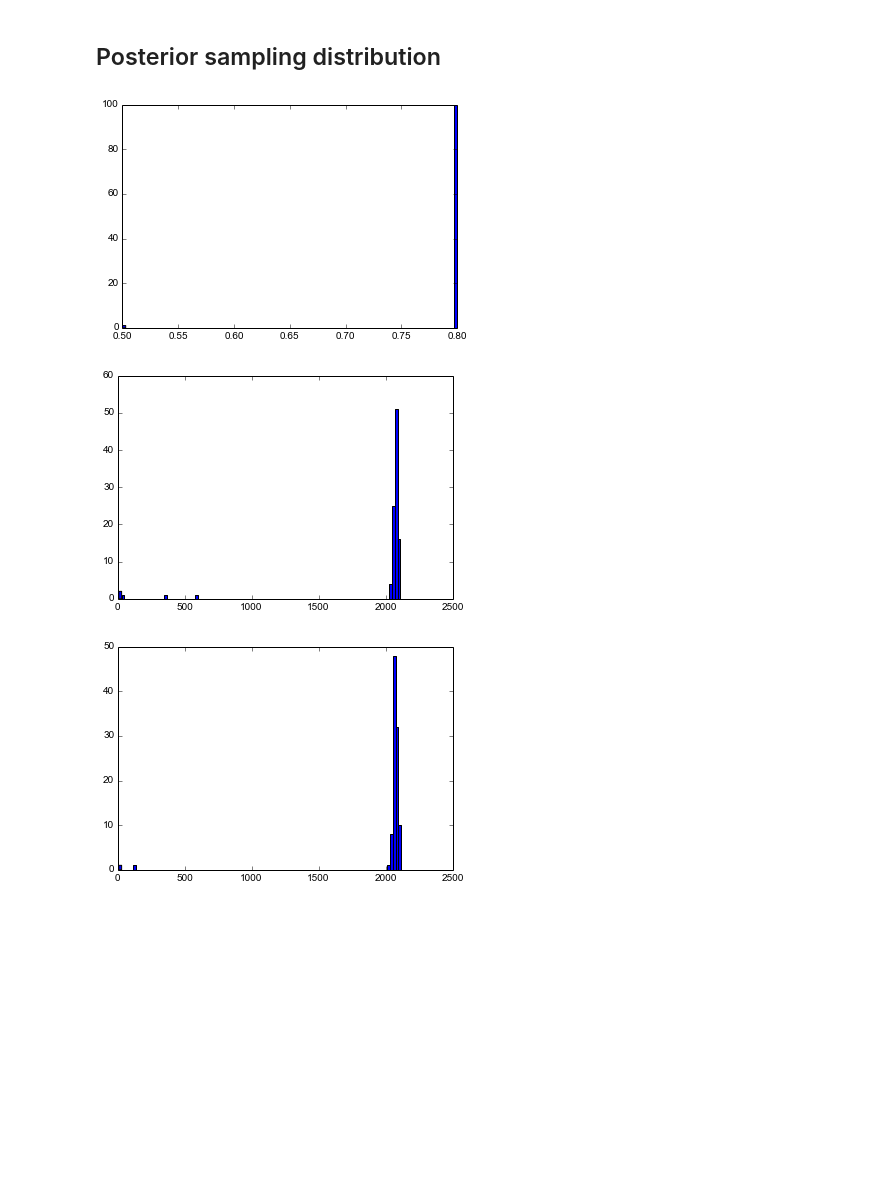
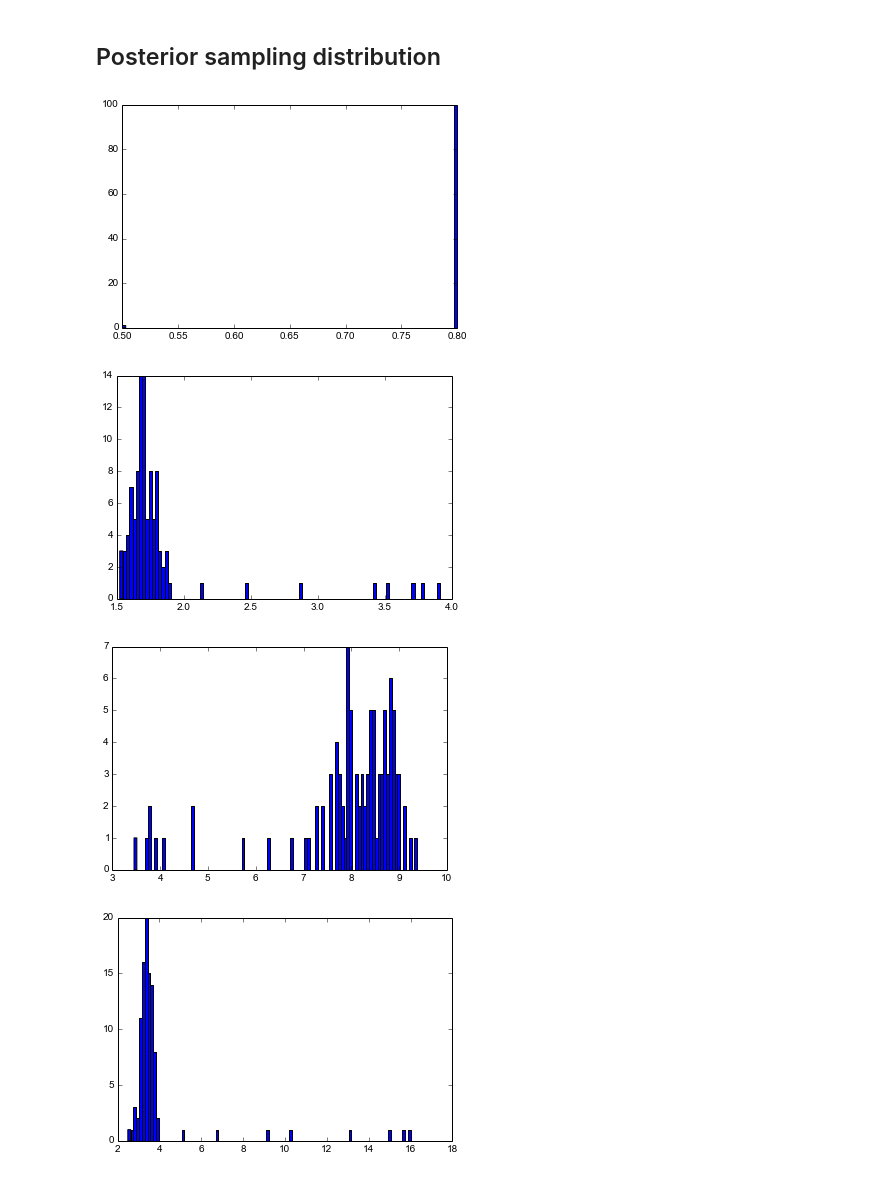
Before and after one commit to mobeets/AR-1-gibbs, a Jupyter notebook: Viterbi.ipynb, the cells around one changed output. Saved outputs shown, nothing was run; the diff lists cells and outputs as text; code cells hidden in the pictures; blank space fills up the shorter version.

```diff
--- a/Viterbi.ipynb
+++ b/Viterbi.ipynb
@@ -34,23 +34,25 @@ plt.show()
 ### Priors
 # %%
 # p ≈ Beta(ap, bp)
-p_prior = lambda p, ap=1.0, bp=1.0: (p**(ap-1))*((1-p)**(bp-1))
+ap0 = 1.0
+bp0 = 1.0
 
 # mu0, mu1 ~ N(m0, v0), N(m1, v1)
-# sq0, sq1 ~ IG(a0/2, b0/2)
-m0s = [np.mean(Y)]*2
-v0s = [np.var(Y)]*2
+# sq0, sq1 ~ IG(a0, b0)
+m0s = [0.0]*2
+v0s = [100.0]*2
 a0s = [1.0]*2
 b0s = [1.0]*2
 # %% [markdown]
 ### Conditionals
 # %%
-p_likeli = lambda pc, Sc: (pc**np.sum(Sc))*((1-pc)**len(Sc) - np.sum(Sc))
 def draw_p(Sc, pc):
     """
     P(pc | Y, Sc, ms, vs) = P(pc | Sc) ≈ P(Sc | pc)*P(pc)
     """
-    return p_likeli(pc, Sc)*p_prior(pc)
+    ap = ap0 + (1-Sc).sum()
+    bp = bp0 + Sc.sum()
+    return scipy.stats.beta(ap, bp).rvs(1)[0]
 
 def draw_S(Y, ms, vs, pc):
     """
@@ -58,21 +60,22 @@ def draw_S(Y, ms, vs, pc):
     """
     rv0 = scipy.stats.norm(ms[0], np.sqrt(vs[0]))
     rv1 = scipy.stats.norm(ms[1], np.sqrt(vs[1]))
-    ps0 = p*np.array([rv0.pdf(y) for y in Y])
-    ps1 = (1-p)*np.array([rv1.pdf(y) for y in Y])
+    ps0 = pc*np.array([rv0.pdf(y) for y in Y])
+    ps1 = (1-pc)*np.array([rv1.pdf(y) for y in Y])
     ps = (ps0/(ps0 + ps1)).flatten()
-    assert (ps <= 1.0).all(), ps.max()
+    assert (ps <= 1.0).all()
     return 1.*(np.random.random(len(Y)) > ps)
 
-def draw_mu(Y, var, m0, C0):
+def draw_mu(Y, var, m0, C0, i):
     C = 1./((1./C0) + (len(Y)*1.0/var))
-    m = C*(C0*m0 + Y.sum()/var)
-    return scipy.stats.norm(m, C).rvs(1)
+    m = C*(m0/C0 + Y.sum()/var)
+#     print i, (m0, m), (C0, C), len(Y), Y.sum()
+    return scipy.stats.norm(m, np.sqrt(C)).rvs(1)[0]
 
 def draw_var(Y, mu, a0, b0):
     a = a0 + len(Y)/2.0
     b = b0 + ((Y-mu)**2).sum()/2.0
-    return scipy.stats.invgamma(a/2., loc=0, scale=b/2.).rvs(1)
+    return scipy.stats.invgamma(a/1., loc=0, scale=b/1.).rvs(1)[0]
 
 def draw_mv(Y, Sc, ms, vs, pc):
     """
@@ -80,13 +83,13 @@ def draw_mv(Y, Sc, ms, vs, pc):
     """
     for j in range(2):
         Yj = Y[Sc==j]
-        mu = draw_mu(Yj, vs[j], m0s[j], v0s[j])
+        mu = draw_mu(Yj, vs[j], m0s[j], v0s[j], j)
         var = draw_var(Yj, ms[j], a0s[j], b0s[j])
         ms[j] = mu
         vs[j] = var
     return ms, vs
 # %%
-def gibbs(Y, niters=100):
+def gibbs(Y, niters=1000):
     N = len(Y)
     ph = np.zeros(niters+1)
     Sh = np.zeros([niters+1, N])
@@ -120,15 +123,23 @@ Sh, ph, mh, vh = gibbs(Y)
 ## Posterior sampling distribution
 # %%
 nbins = 100
+
 plt.hist(ph, bins=nbins)
 plt.show()
 
 plt.hist(mh[:,0], bins=nbins)
 plt.show()
 
 plt.hist(mh[:,1], bins=nbins)
 plt.show()
+
+plt.hist(vh[:,0], bins=nbins)
+plt.show()
+
+plt.hist(vh[:,1], bins=nbins)
+plt.show()
 # %% [output]
 [figure]
-[figure, old version]
+[figure, new version]
-[figure, old version]
+[figure, new version]
+[figure, added]
```
Also changed, not shown: parts of 3 cells of this notebook.
